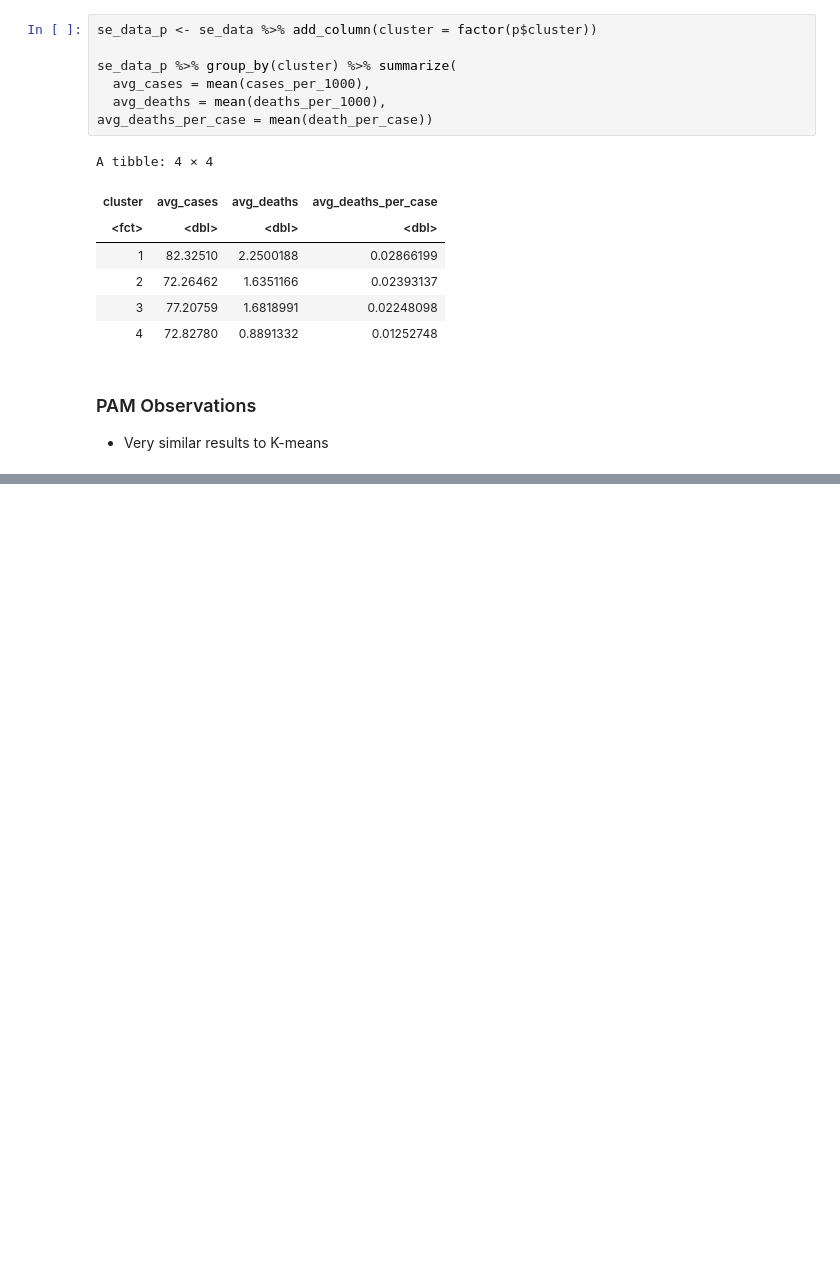
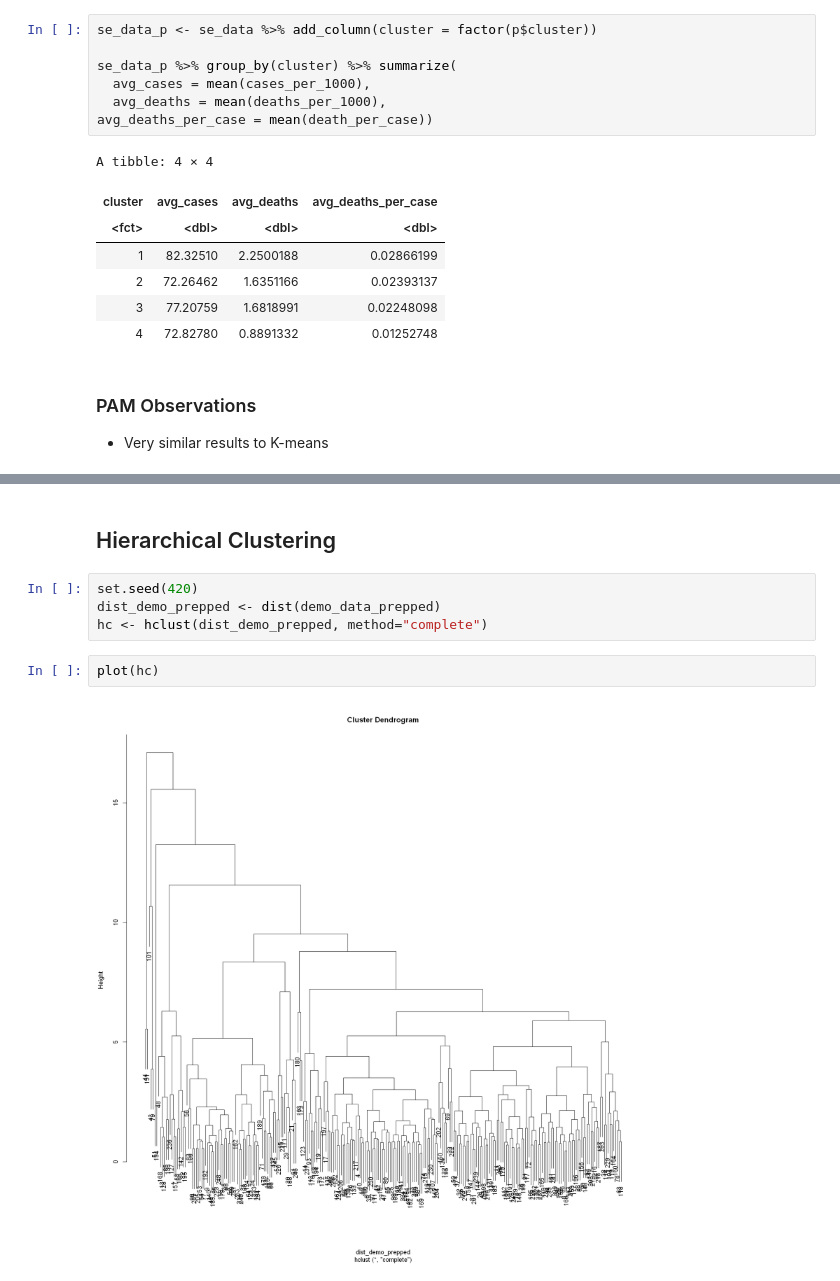
Before and after one commit to ncliu95/smu_dm_project_2, a Jupyter notebook: Project 2.ipynb, the cells around one changed output, grey strips where cells are left out. Saved outputs shown, nothing was run; the diff lists cells and outputs as text; blank space fills up the shorter version.

```diff
--- a/Project 2.ipynb
+++ b/Project 2.ipynb
@@ -611,0 +643,10 @@ A tibble: 4 × 4
+# %% [markdown]
+## Hierarchical Clustering
+# %%
+set.seed(420)
+dist_demo_prepped <- dist(demo_data_prepped)
+hc <- hclust(dist_demo_prepped, method="complete")
+# %%
+plot(hc)
+# %% [output]
+[figure, added]
```
Also changed, not shown: parts of 18 cells of this notebook.
